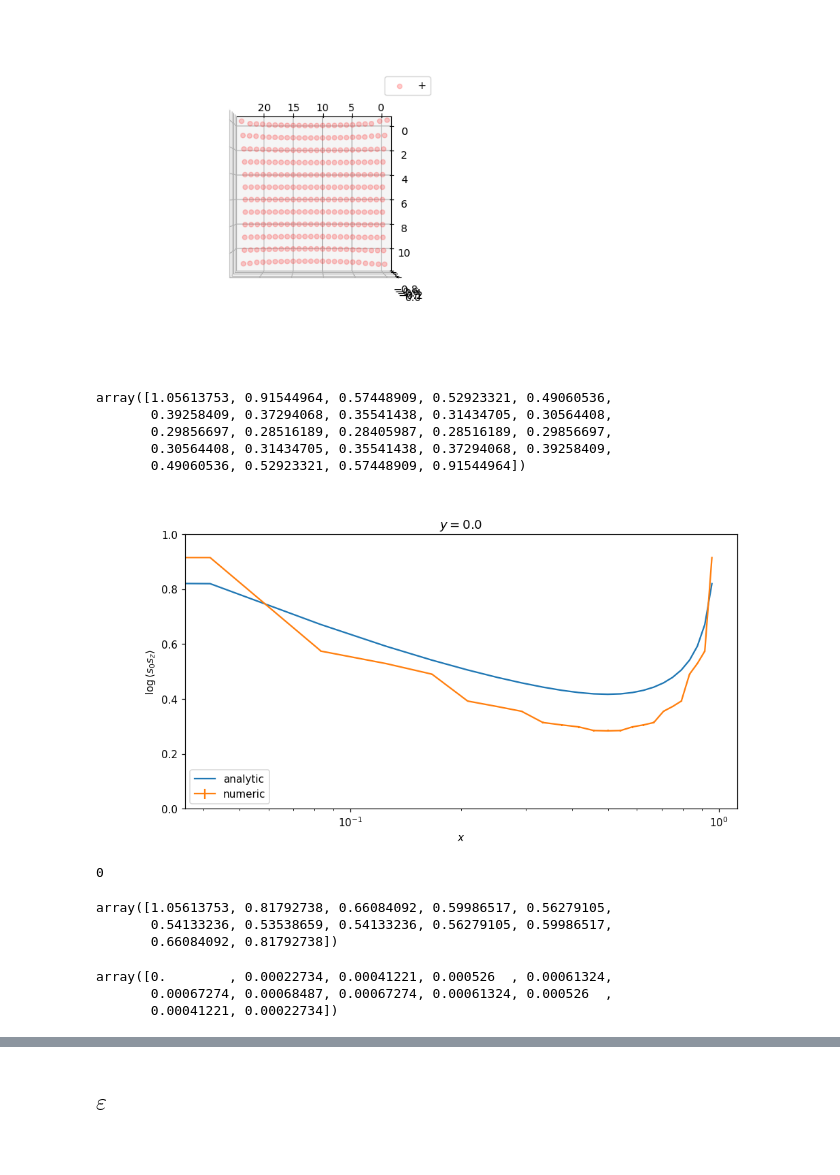
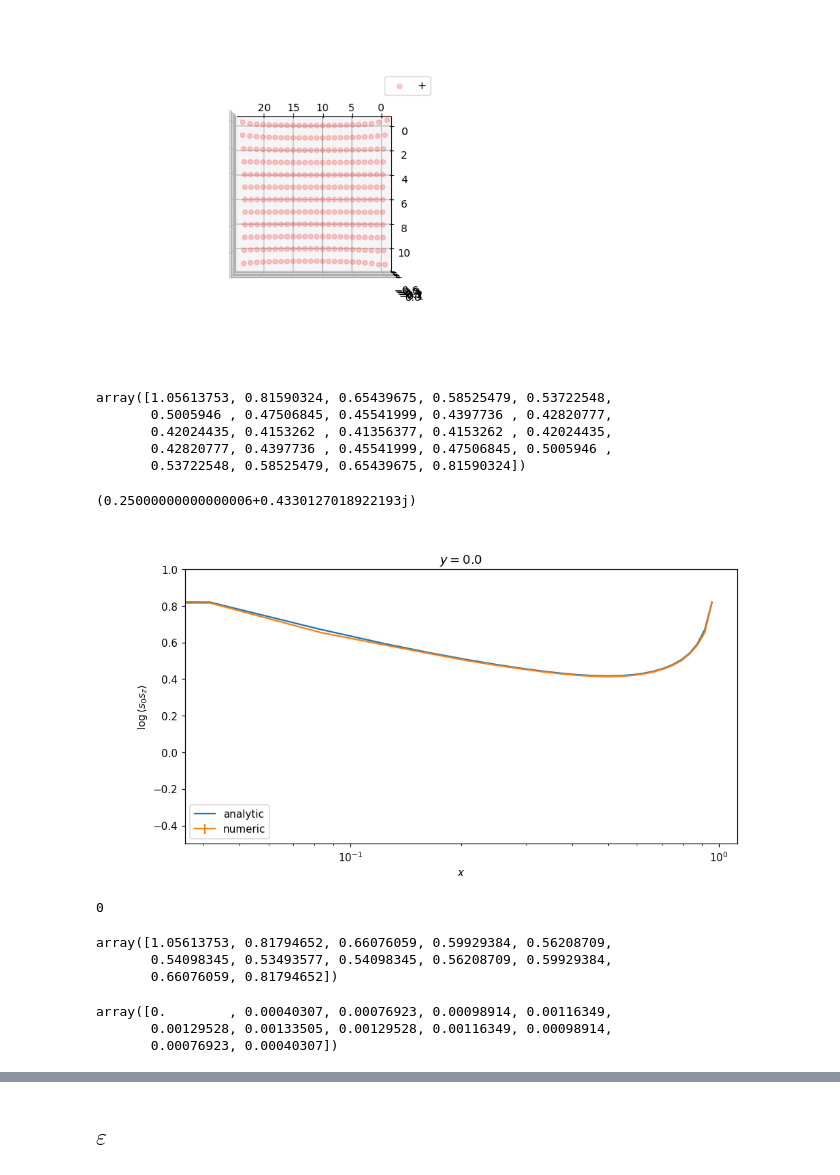
Before and after one commit to nobuyukimatsumoto68/git_hex_modular, a Jupyter notebook: analysis.ipynb, the cells around one changed output, grey strips where cells are left out. Cells and saved outputs as stored; diff of their text form; code cells hidden in the pictures.

```diff
--- a/analysis.ipynb
+++ b/analysis.ipynb
@@ -29,3 +13,19 @@ Nbin = Nbintot-nskip
+# %%
+# Lx = 9
+# Ly = 12
+mult = 4
+Lx = 6*mult
+Ly = 3*mult
+
+tau = Ly/Lx*np.exp( 1.0j*np.pi/3 )
+
+Nbintot = 928
+binsize = 1e2
+# Nbintot = 4
+# binsize = 1e2
+
+nskip = 10
+Nbin = Nbintot-nskip
 # %%
 class Jackknife:
     def do_it( self ):
@@ -978,32 +972,36 @@ fac = u**2
 # %%
 np.log( fac * yt.T[2])
 # %% [output]
-array([1.05613753, 0.91544964, 0.57448909, 0.52923321, 0.49060536,
-       0.39258409, 0.37294068, 0.35541438, 0.31434705, 0.30564408,
-       0.29856697, 0.28516189, 0.28405987, 0.28516189, 0.29856697,
-       0.30564408, 0.31434705, 0.35541438, 0.37294068, 0.39258409,
-       0.49060536, 0.52923321, 0.57448909, 0.91544964])
+array([1.05613753, 0.81590324, 0.65439675, 0.58525479, 0.53722548,
+       0.5005946 , 0.47506845, 0.45541999, 0.4397736 , 0.42820777,
+       0.42024435, 0.4153262 , 0.41356377, 0.4153262 , 0.42024435,
+       0.42820777, 0.4397736 , 0.45541999, 0.47506845, 0.5005946 ,
+       0.53722548, 0.58525479, 0.65439675, 0.81590324])
 # %%
 # plt.close()
+tau = Ly/Lx*np.exp( 1.0j*np.pi/3 )
+print(tau)
+
 plt.clf()
 x = np.arange(0, Lx)/Lx
-y = np.array( [ss_corr_analytic( xx + tau*t/Ly ) for xx in x] )
+y = np.array( [ss_corr_analytic( xx ) for xx in x] )
 plt.plot( x, np.log(y), label="analytic" )
 
 plt.errorbar( yt.T[0]/Lx, np.log( fac * yt.T[2]), np.abs(yt.T[3]/yt.T[2]), label="numeric" )
 
 plt.legend()
-plt.ylim( 0.0, 1.0 )
+plt.ylim( -0.5, 1.0 )
 
 plt.xscale("log")
 
 plt.title("$y="+str(t/Ly)+"$")
 plt.xlabel("$x$")
 plt.ylabel("$\\log\\langle s_0 s_z\\rangle $")
 plt.savefig('./ss_yslice.pdf',bbox_inches='tight')
 plt.show()
 # %% [output]
+(0.25000000000000006+0.4330127018922193j)
-[figure, old version]
+[figure, new version]
 # %%
 t = 0
 xt = ss1[t::Lx]
@@ -1013,15 +1011,15 @@ t
 # %%
 np.log(fac * xt.T[2])
 # %% [output]
-array([1.05613753, 0.81792738, 0.66084092, 0.59986517, 0.56279105,
-       0.54133236, 0.53538659, 0.54133236, 0.56279105, 0.59986517,
-       0.66084092, 0.81792738])
+array([1.05613753, 0.81794652, 0.66076059, 0.59929384, 0.56208709,
+       0.54098345, 0.53493577, 0.54098345, 0.56208709, 0.59929384,
+       0.66076059, 0.81794652])
 # %%
 np.abs(xt.T[3]/xt.T[2])
 # %% [output]
-array([0.        , 0.00022734, 0.00041221, 0.000526  , 0.00061324,
-       0.00067274, 0.00068487, 0.00067274, 0.00061324, 0.000526  ,
-       0.00041221, 0.00022734])
+array([0.        , 0.00040307, 0.00076923, 0.00098914, 0.00116349,
+       0.00129528, 0.00133505, 0.00129528, 0.00116349, 0.00098914,
+       0.00076923, 0.00040307])
 # %%
 # plt.close()
 plt.clf()
```
Also changed, not shown: parts of 34 cells of this notebook, 3 other files.
